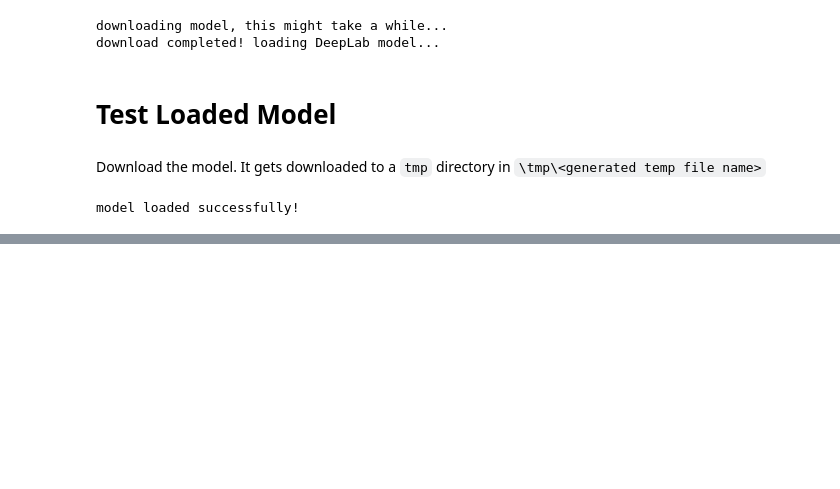
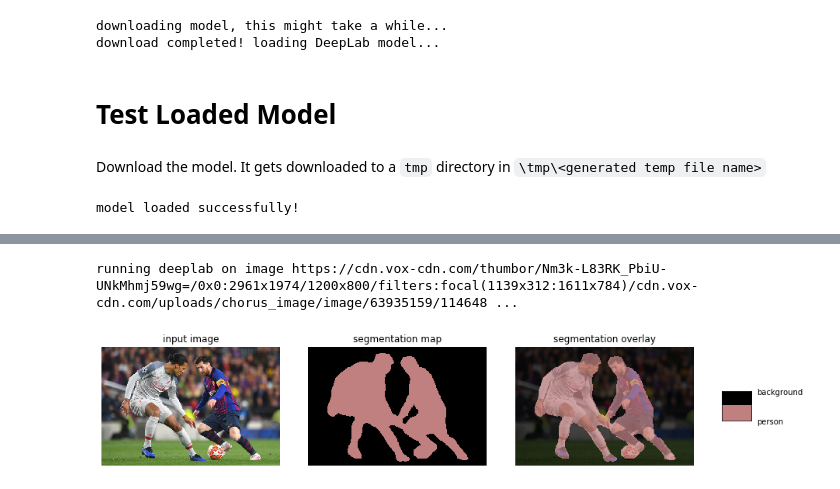
Before and after one commit to gaseosaluz/dlv3tf, a Jupyter notebook: dlv3tf_demo.ipynb, the cells around one changed output, grey strips where cells are left out. Cells and saved outputs as stored; diff of their text form; code cells hidden in the pictures; blank space fills up the shorter version.

```diff
--- a/dlv3tf_demo.ipynb
+++ b/dlv3tf_demo.ipynb
@@ -149,0 +265,26 @@ model loaded successfully!
+# %%
+# Test it on a Messi Image
+IMAGE_URL = 'https://cdn.vox-cdn.com/thumbor/Nm3k-L83RK_PbiU-UNkMhmj59wg=/0x0:2961x1974/1200x800/filters:focal(1139x312:1611x784)/cdn.vox-cdn.com/uploads/chorus_image/image/63935159/1146487811.jpg.0.jpg'
+
+
+def run_visualization(url):
+  """Inferences DeepLab model and visualizes result."""
+  try:
+    f = urllib.request.urlopen(url)
+    jpeg_str = f.read()
+    original_im = Image.open(BytesIO(jpeg_str))
+  except IOError:
+    print('Cannot retrieve image. Please check url: ' + url)
+    return
+
+  print('running deeplab on image %s...' % url)
+  resized_im, seg_map = MODEL.run(original_im)
+
+  vis_segmentation(resized_im, seg_map)
+
+
+image_url = IMAGE_URL
+run_visualization(image_url)
+# %% [output]
+running deeplab on image https://cdn.vox-cdn.com/thumbor/Nm3k-L83RK_PbiU-UNkMhmj59wg=/0x0:2961x1974/1200x800/filters:focal(1139x312:1611x784)/cdn.vox-cdn.com/uploads/chorus_image/image/63935159/114648 ...
+[figure, added]
```
Also changed, not shown: parts of 5 cells of this notebook.
